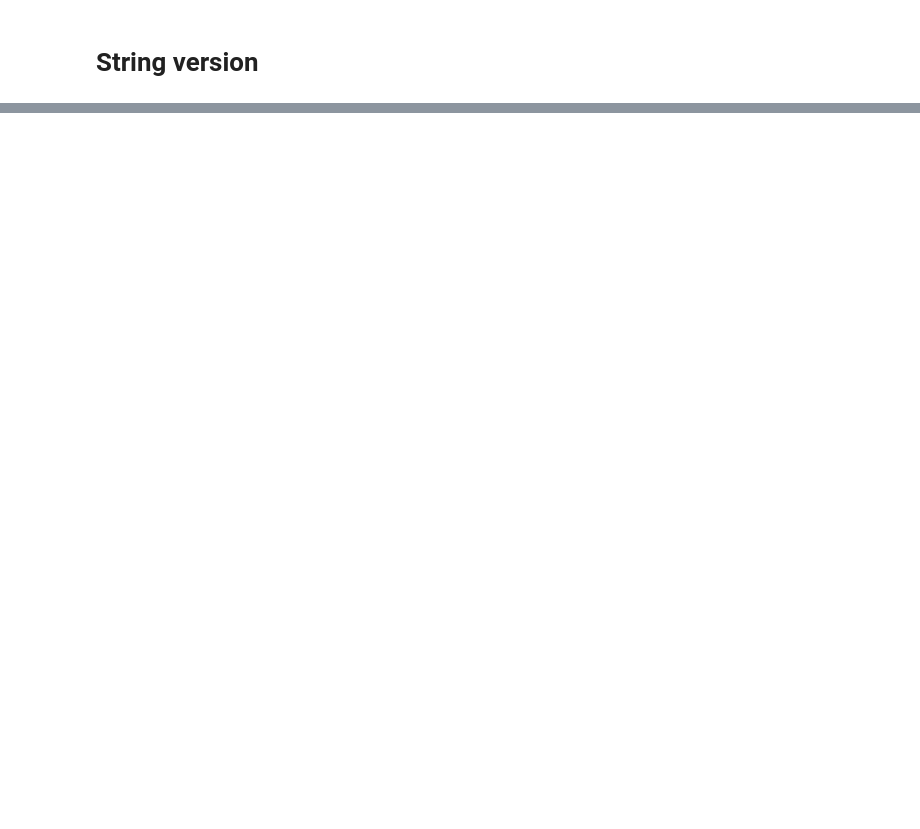
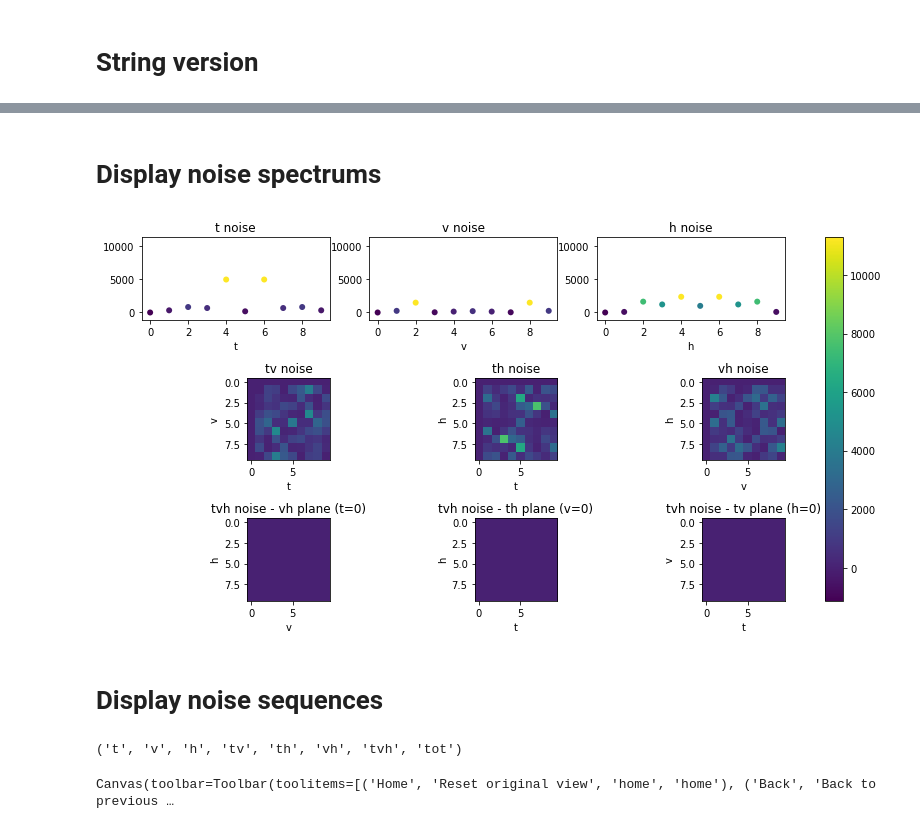
Before and after one commit to mocquin/noise3d, a Jupyter notebook: tutorials/7-Display.ipynb, the cells around one changed output, grey strips where cells are left out. Cells and saved outputs as stored; diff of their text form; code cells hidden in the pictures; blank space fills up the shorter version.

```diff
--- a/tutorials/7-Display.ipynb
+++ b/tutorials/7-Display.ipynb
@@ -36 +40,26 @@ $\sigma^2_t$ :    0.000 | $\sigma^2_tv$ :  0.010 | $\sigma^2_th$ :  0.010 | $\si
 -------------------------------------------------
+# %% [markdown]
+# Display noise spectrums
+# %%
+
+fig = noise3d.disp.disp_spectrum(seq, figsize=(12, 6),
+                                 xt=0, xv=0, xh=0)
+# %% [output]
+[figure, added]
+# %% [markdown]
+# Display noise sequences
+# %%
+T = V = H = 100
+
+volumes = noise3d.genseq.genseq_all_seq(T, V, H, (1 for i in range(7)), names=True)
+names = volumes[-1]
+volumes  = volumes[:-1]
+print(names)
+# %% [output]
+('t', 'v', 'h', 'tv', 'th', 'vh', 'tvh', 'tot')
+# %%
+%matplotlib widget
+# prefer '%matplotlib qt' for better performance
+viewer = noise3d.disp.SequenceViewer(volumes)
+# %% [output]
+Canvas(toolbar=Toolbar(toolitems=[('Home', 'Reset original view', 'home', 'home'), ('Back', 'Back to previous …
```
Also changed, not shown: parts of 9 cells of this notebook.
